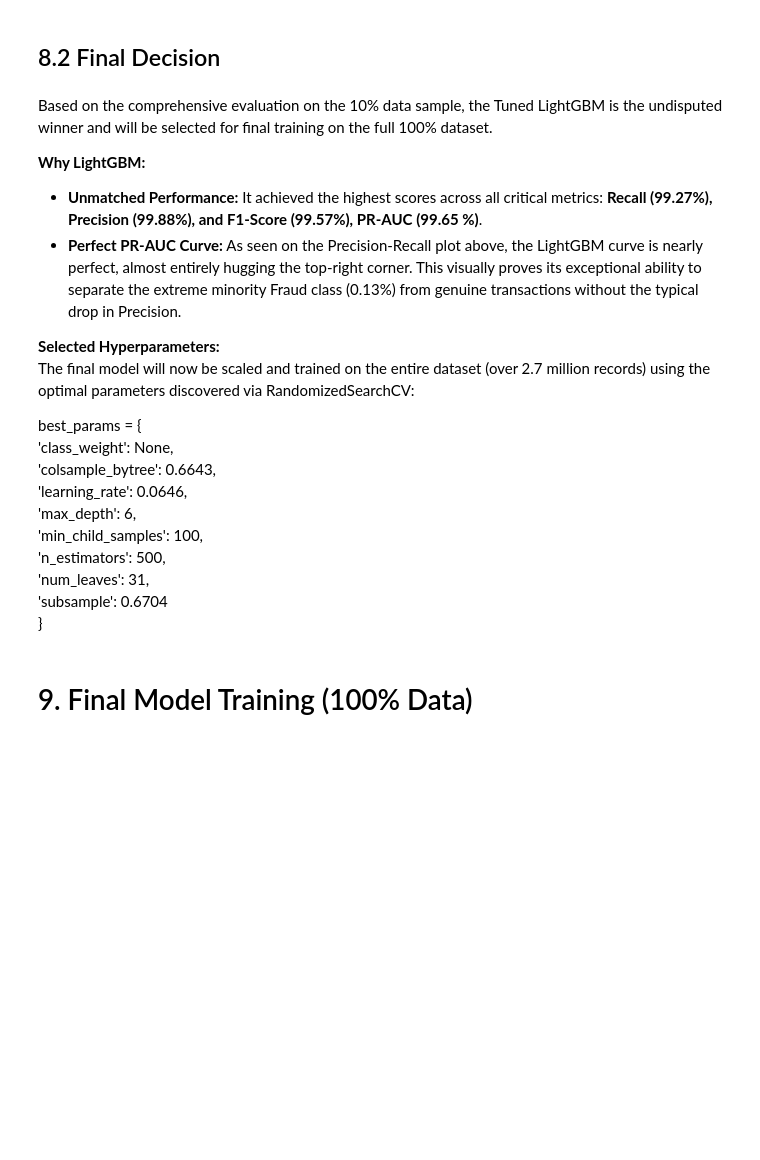
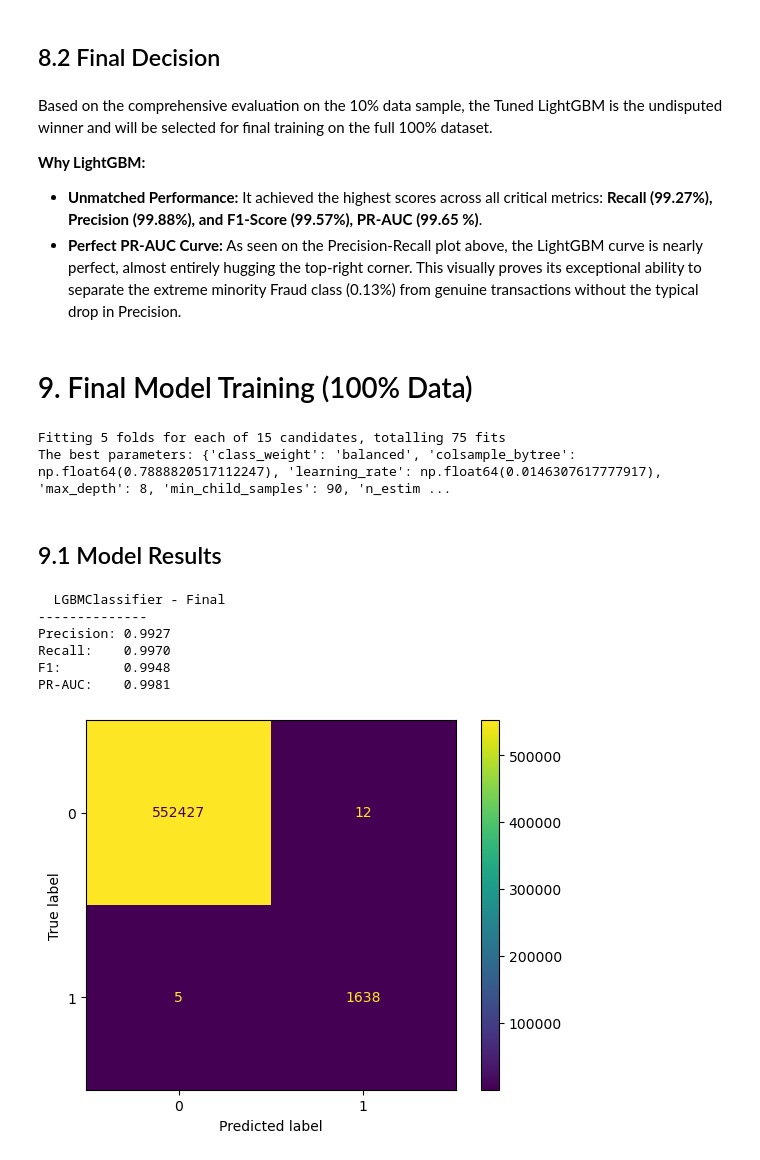
Before and after one commit to Oliwer1992/Azure-Fraud-Detection, a Jupyter notebook: notebooks/02_Preprocessing_Model_Training.ipynb, the cells around one changed output. Cells and saved outputs as stored; diff of their text form; code cells hidden in the pictures; blank space fills up the shorter version.

Commit message:
feat: Train final LightGBM on full dataset, add plots and save model

```diff
--- a/notebooks/02_Preprocessing_Model_Training.ipynb
+++ b/notebooks/02_Preprocessing_Model_Training.ipynb
@@ -459,19 +459,49 @@ Based on the comprehensive evaluation on the 10% data sample, the Tuned LightGBM
 **Why LightGBM:**
 * **Unmatched Performance:** It achieved the highest scores across all critical metrics: **Recall (99.27%), Precision (99.88%), and F1-Score (99.57%), PR-AUC (99.65 %)**.
 * **Perfect PR-AUC Curve:** As seen on the Precision-Recall plot above, the LightGBM curve is nearly perfect, almost entirely hugging the top-right corner. This visually proves its exceptional ability to separate the extreme minority Fraud class (0.13%) from genuine transactions without the typical drop in Precision.
-
-**Selected Hyperparameters:**
-The final model will now be scaled and trained on the entire dataset (over 2.7 million records) using the optimal parameters discovered via RandomizedSearchCV:
-
-best_params = {
-    'class_weight': None,
-    'colsample_bytree': 0.6643,
-    'learning_rate': 0.0646,
-    'max_depth': 6,
-    'min_child_samples': 100,
-    'n_estimators': 500,
-    'num_leaves': 31,
-    'subsample': 0.6704
-}
 # %% [markdown]
 # 9. Final Model Training (100% Data)
+# %%
+param_final = {
+    'n_estimators':      [500, 1000, 2000],
+    'max_depth':         [8, 10, 12, -1],
+    'learning_rate':     loguniform(0.01, 0.1),
+    'num_leaves':        randint(64,255),
+    'min_child_samples': randint(20,100),
+    'subsample':         uniform(0.7, 0.3),
+    'colsample_bytree':  uniform(0.7, 0.3),
+    'class_weight':      ['balanced', None]
+}
+search_final = RandomizedSearchCV(
+                        estimator=LGBMClassifier(
+                         random_state=42,
+                         n_jobs = -1,
+                         verbose=-1),
+    param_distributions=param_final,
+    n_iter=15,
+    cv=skf,
+    scoring='average_precision',
+    n_jobs=-1,
+    random_state=42,
+    verbose=1
+)
+search_final.fit(X_train, y_train)
+print('The best parameters:', search_final.best_params_)
+best_model_final = search_final.best_estimator_
+y_pred_final = best_model_final.predict(X_test)
+y_scores_final = search_final.best_estimator_.predict_proba(X_test)[:, 1]
+# %% [output]
+Fitting 5 folds for each of 15 candidates, totalling 75 fits
+The best parameters: {'class_weight': 'balanced', 'colsample_bytree': np.float64(0.7888820517112247), 'learning_rate': np.float64(0.0146307617777917), 'max_depth': 8, 'min_child_samples': 90, 'n_estim ...
+# %% [markdown]
+## 9.1 Model Results
+# %%
+results("LGBMClassifier - Final", y_test, y_pred_final, y_scores_final)
+# %% [output]
+  LGBMClassifier - Final
+--------------
+Precision: 0.9927
+Recall:    0.9970
+F1:        0.9948
+PR-AUC:    0.9981
+[figure, added]
```
Also changed, not shown: parts of 10 cells of this notebook.
